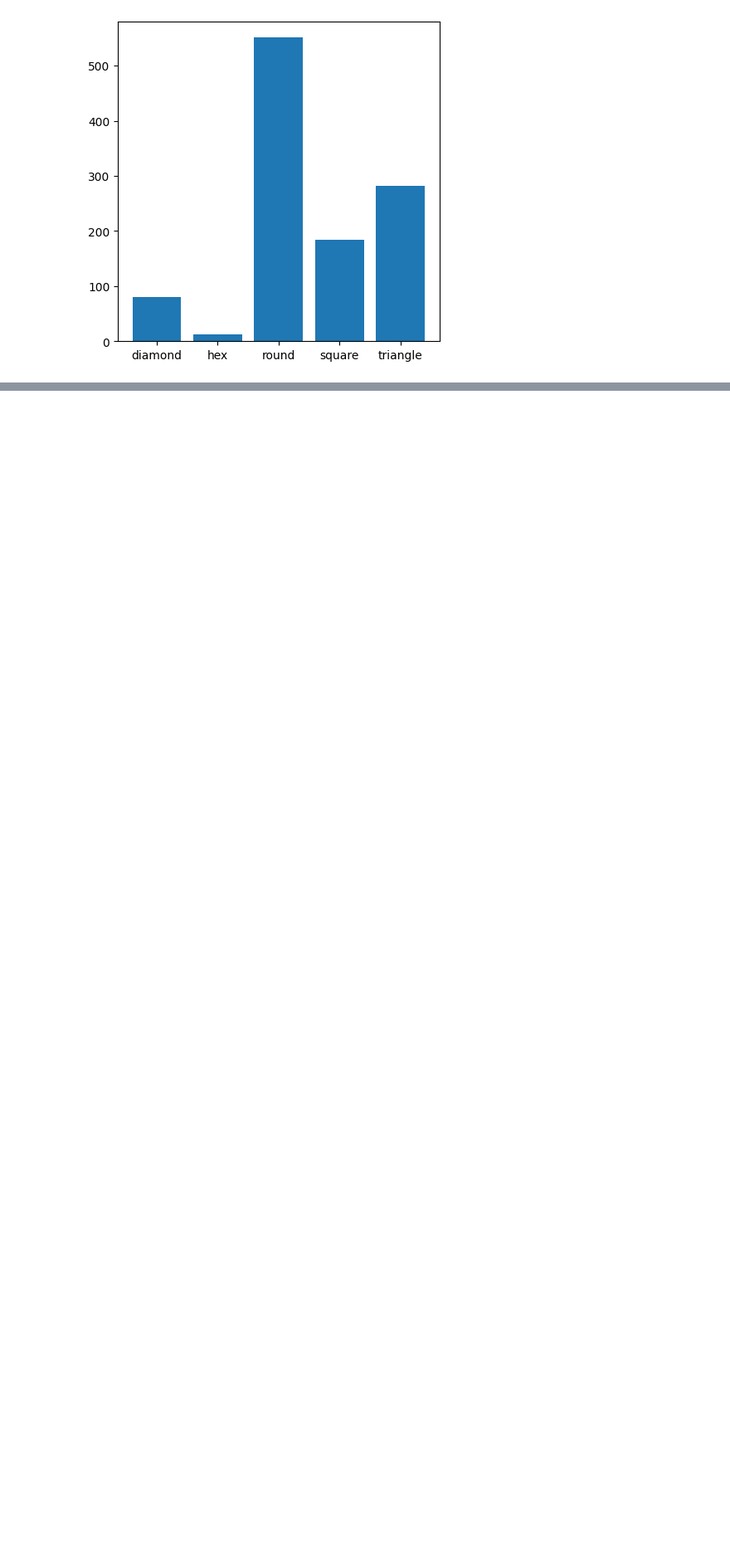
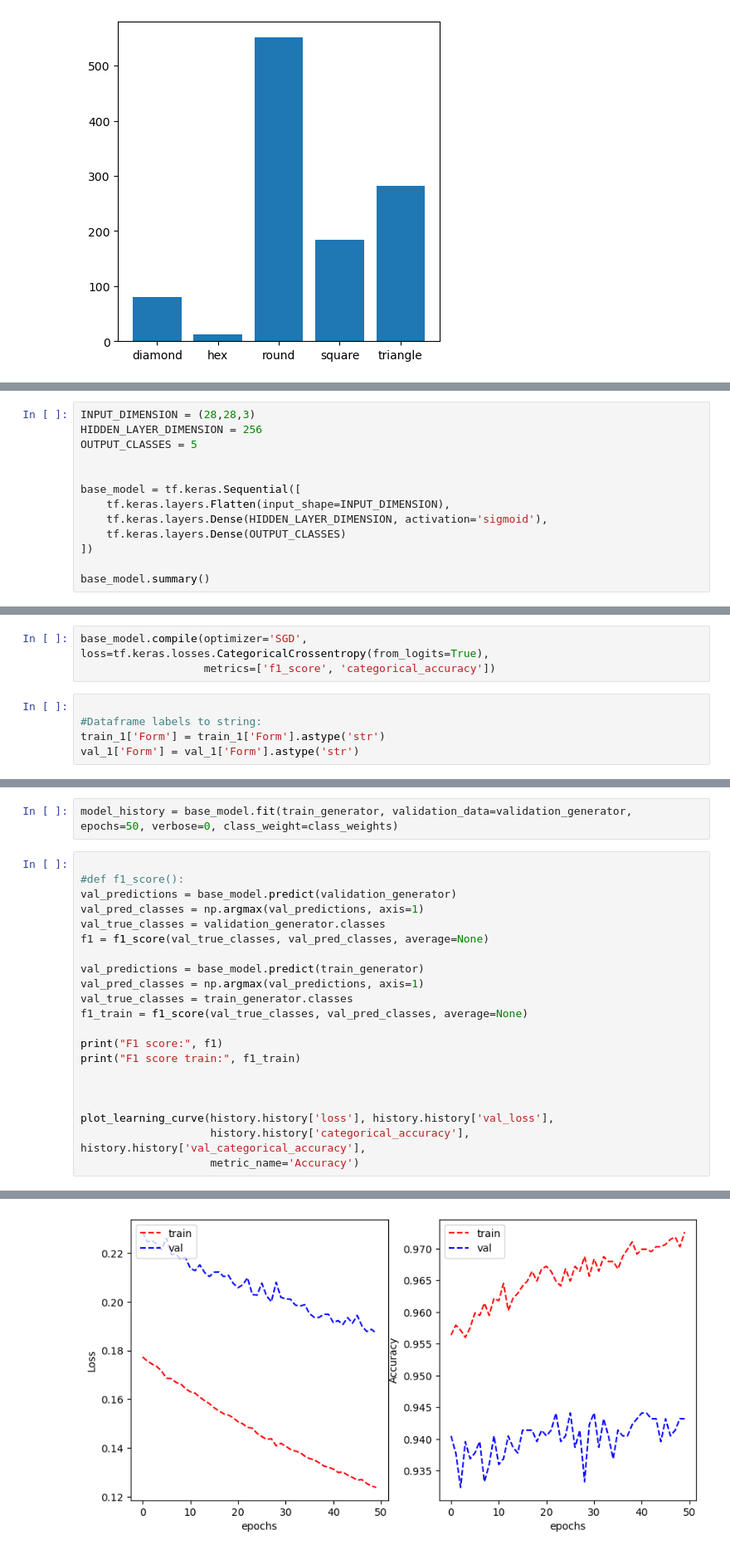
Before and after one commit to joergensiv/s4032472_s4028741_COSC2793Assignment2, a Jupyter notebook: dataframe.ipynb, the cells around one changed output, grey strips where cells are left out. Shown at 83% size. Drawn from its saved outputs; the diff is of its cells as text; blank space fills up the shorter version.

Commit message:
Added evaluation framework, base model, improved model.

```diff
--- a/dataframe.ipynb
+++ b/dataframe.ipynb
@@ -288,0 +342,13 @@ plt.xticks(rotation=90)
+# %%
+INPUT_DIMENSION = (28,28,3)
+HIDDEN_LAYER_DIMENSION = 256
+OUTPUT_CLASSES = 5
+
+
+base_model = tf.keras.Sequential([
+    tf.keras.layers.Flatten(input_shape=INPUT_DIMENSION),
+    tf.keras.layers.Dense(HIDDEN_LAYER_DIMENSION, activation='sigmoid'),
+    tf.keras.layers.Dense(OUTPUT_CLASSES)
+])
+
+base_model.summary()
@@ -288,0 +372,8 @@ plt.xticks(rotation=90)
+# %%
+base_model.compile(optimizer='SGD', loss=tf.keras.losses.CategoricalCrossentropy(from_logits=True),
+                   metrics=['f1_score', 'categorical_accuracy'])
+# %%
+
+#Dataframe labels to string:
+train_1['Form'] = train_1['Form'].astype('str')
+val_1['Form'] = val_1['Form'].astype('str')
@@ -288,0 +410,24 @@ plt.xticks(rotation=90)
+# %%
+model_history = base_model.fit(train_generator, validation_data=validation_generator, epochs=50, verbose=0, class_weight=class_weights)
+# %%
+
+#def f1_score():
+val_predictions = base_model.predict(validation_generator)
+val_pred_classes = np.argmax(val_predictions, axis=1)
+val_true_classes = validation_generator.classes
+f1 = f1_score(val_true_classes, val_pred_classes, average=None)
+
+val_predictions = base_model.predict(train_generator)
+val_pred_classes = np.argmax(val_predictions, axis=1)
+val_true_classes = train_generator.classes
+f1_train = f1_score(val_true_classes, val_pred_classes, average=None)
+
+print("F1 score:", f1)
+print("F1 score train:", f1_train)
+
+
+
+plot_learning_curve(history.history['loss'], history.history['val_loss'],
+                    history.history['categorical_accuracy'], history.history['val_categorical_accuracy'],
+                    metric_name='Accuracy')
+# %% [output]
@@ -288,0 +438 @@ plt.xticks(rotation=90)
+[figure, added]
```
Also changed, not shown: parts of 16 cells of this notebook.
